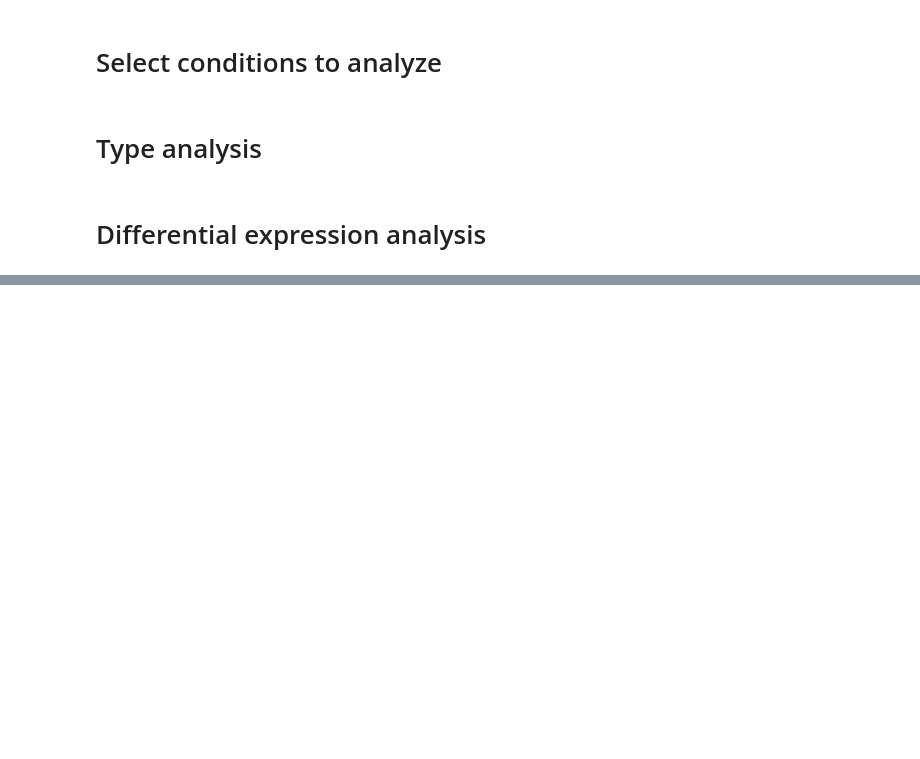
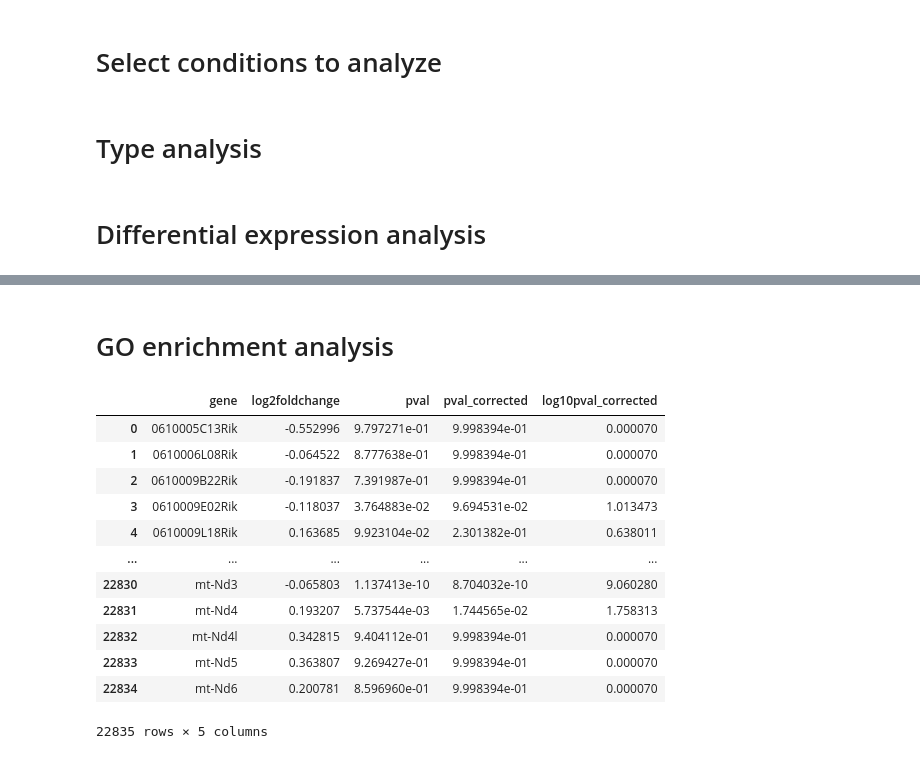
Before and after one commit to Xavier919/scRNAseq_analysis, a Jupyter notebook: sc_pipeline.ipynb, the cells around one changed output, grey strips where cells are left out. Drawn from its saved outputs; the diff is of its cells as text; code cells hidden in the pictures; blank space fills up the shorter version.

```diff
--- a/sc_pipeline.ipynb
+++ b/sc_pipeline.ipynb
@@ -128,0 +131,18 @@ get_heatmap(results_df)
+# %% [markdown]
+# GO enrichment analysis
+# %%
+dump_deg(results_df)
+# %% [output]
+|  | gene | log2foldchange | pval | pval_corrected | log10pval_corrected |
+| 0 | 0610005C13Rik | -0.552996 | 9.797271e-01 | 9.998394e-01 | 0.000070 |
+| 1 | 0610006L08Rik | -0.064522 | 8.777638e-01 | 9.998394e-01 | 0.000070 |
+| 2 | 0610009B22Rik | -0.191837 | 7.391987e-01 | 9.998394e-01 | 0.000070 |
+| 3 | 0610009E02Rik | -0.118037 | 3.764883e-02 | 9.694531e-02 | 1.013473 |
+| 4 | 0610009L18Rik | 0.163685 | 9.923104e-02 | 2.301382e-01 | 0.638011 |
+| ... | ... | ... | ... | ... | ... |
+| 22830 | mt-Nd3 | -0.065803 | 1.137413e-10 | 8.704032e-10 | 9.060280 |
+| 22831 | mt-Nd4 | 0.193207 | 5.737544e-03 | 1.744565e-02 | 1.758313 |
+| 22832 | mt-Nd4l | 0.342815 | 9.404112e-01 | 9.998394e-01 | 0.000070 |
+| 22833 | mt-Nd5 | 0.363807 | 9.269427e-01 | 9.998394e-01 | 0.000070 |
+| 22834 | mt-Nd6 | 0.200781 | 8.596960e-01 | 9.998394e-01 | 0.000070 |
+22835 rows × 5 columns
```
Also changed, not shown: parts of 19 cells of this notebook.
